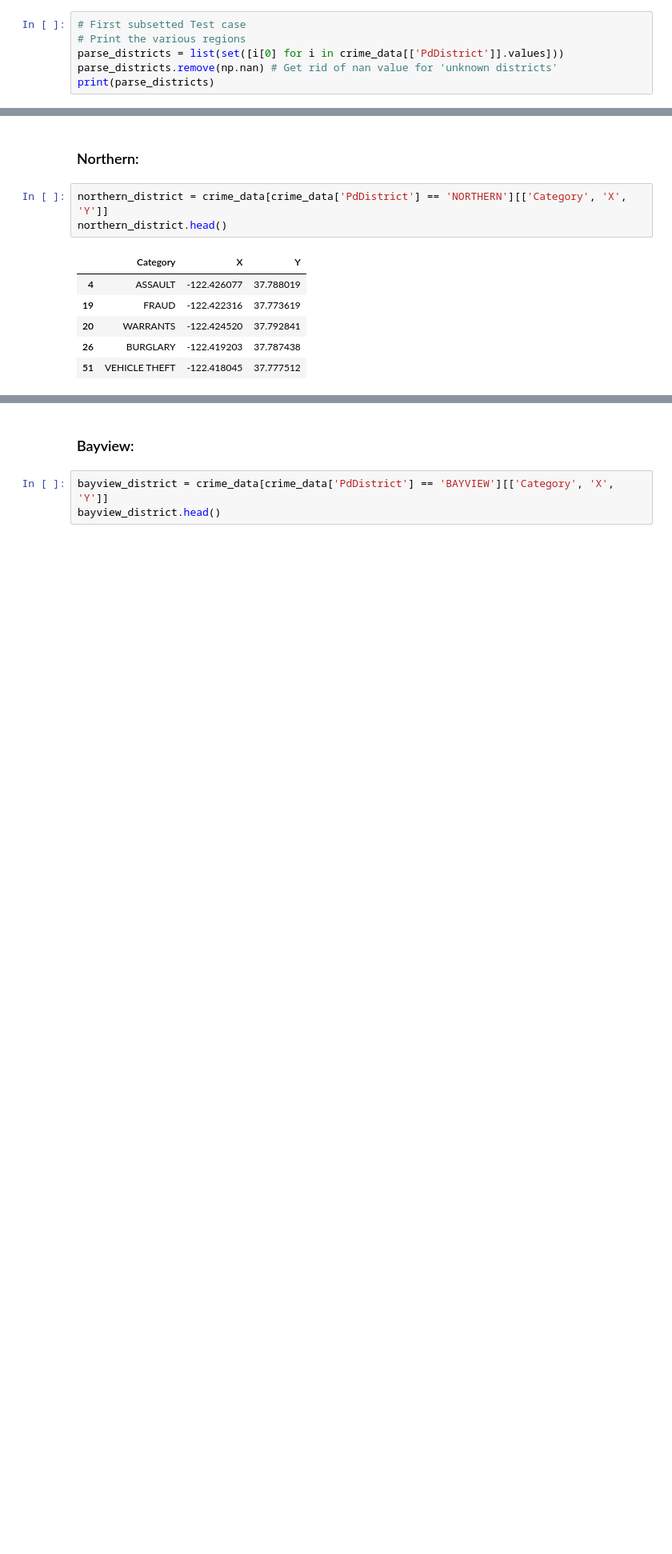
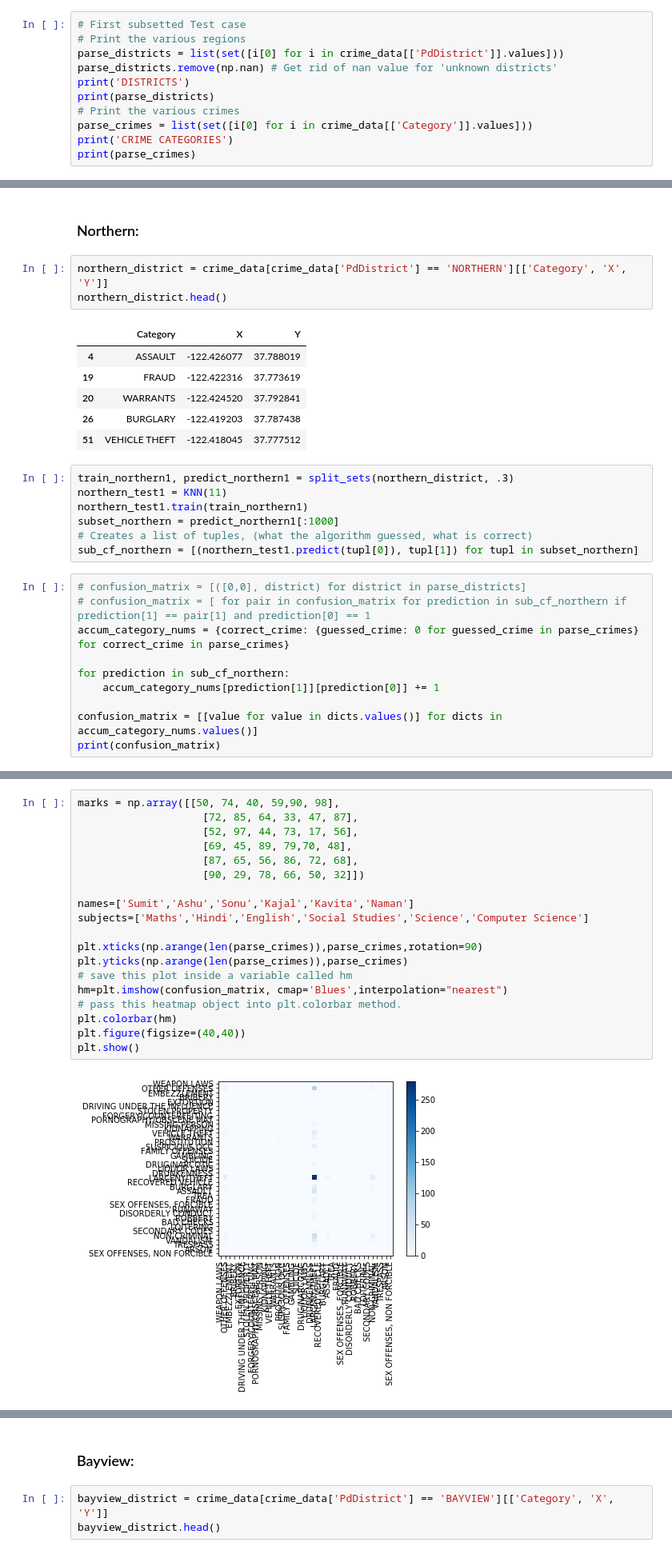
Before and after one commit to spa542/COSC311, a Jupyter notebook: Project2RosiakDawson/Project2.ipynb, the cells around one changed output, grey strips where cells are left out. Shown at 80% size. Cells and saved outputs as stored; diff of their text form; blank space fills up the shorter version.

Commit message:
added some confusion matrices, need to fix the visualization a little bit, then can replicate on others

```diff
--- a/Project2RosiakDawson/Project2.ipynb
+++ b/Project2RosiakDawson/Project2.ipynb
@@ -362,5 +362,10 @@ def split_sets(dataframe, train_p):
 # Print the various regions
 parse_districts = list(set([i[0] for i in crime_data[['PdDistrict']].values]))
 parse_districts.remove(np.nan) # Get rid of nan value for 'unknown districts'
+print('DISTRICTS')
 print(parse_districts)
+# Print the various crimes
+parse_crimes = list(set([i[0] for i in crime_data[['Category']].values]))
+print('CRIME CATEGORIES')
+print(parse_crimes)
 # %% [output]
@@ -377,3 +385,20 @@ northern_district.head()
 | 20 | WARRANTS | -122.424520 | 37.792841 |
 | 26 | BURGLARY | -122.419203 | 37.787438 |
 | 51 | VEHICLE THEFT | -122.418045 | 37.777512 |
+# %%
+train_northern1, predict_northern1 = split_sets(northern_district, .3)
+northern_test1 = KNN(11)
+northern_test1.train(train_northern1)
+subset_northern = predict_northern1[:1000]
+# Creates a list of tuples, (what the algorithm guessed, what is correct)
+sub_cf_northern = [(northern_test1.predict(tupl[0]), tupl[1]) for tupl in subset_northern]
+# %%
+# confusion_matrix = [([0,0], district) for district in parse_districts]
+# confusion_matrix = [ for pair in confusion_matrix for prediction in sub_cf_northern if prediction[1] == pair[1] and prediction[0] == 1
+accum_category_nums = {correct_crime: {guessed_crime: 0 for guessed_crime in parse_crimes} for correct_crime in parse_crimes}
+
+for prediction in sub_cf_northern:
+    accum_category_nums[prediction[1]][prediction[0]] += 1
+
+confusion_matrix = [[value for value in dicts.values()] for dicts in accum_category_nums.values()]
+print(confusion_matrix)
@@ -379,0 +408,21 @@ northern_district.head()
+# %%
+marks = np.array([[50, 74, 40, 59,90, 98],
+                    [72, 85, 64, 33, 47, 87],
+                    [52, 97, 44, 73, 17, 56],
+                    [69, 45, 89, 79,70, 48],
+                    [87, 65, 56, 86, 72, 68],
+                    [90, 29, 78, 66, 50, 32]])
+
+names=['Sumit','Ashu','Sonu','Kajal','Kavita','Naman']
+subjects=['Maths','Hindi','English','Social Studies','Science','Computer Science']
+
+plt.xticks(np.arange(len(parse_crimes)),parse_crimes,rotation=90)
+plt.yticks(np.arange(len(parse_crimes)),parse_crimes)
+# save this plot inside a variable called hm
+hm=plt.imshow(confusion_matrix, cmap='Blues',interpolation="nearest")
+# pass this heatmap object into plt.colorbar method.
+plt.colorbar(hm)
+plt.figure(figsize=(40,40))
+plt.show()
+# %% [output]
+[figure, added]
```
Also changed, not shown: parts of 5 cells of this notebook.
